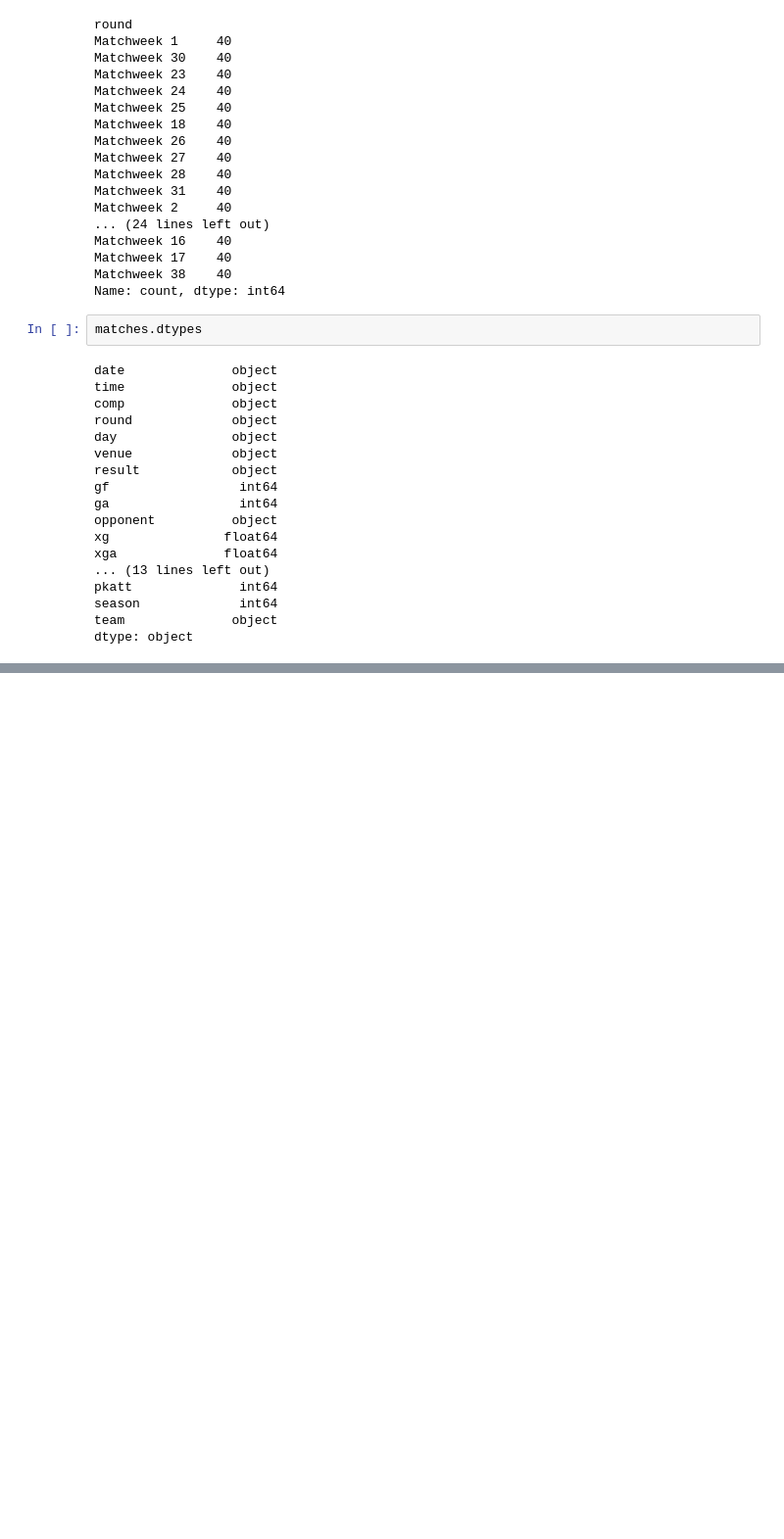
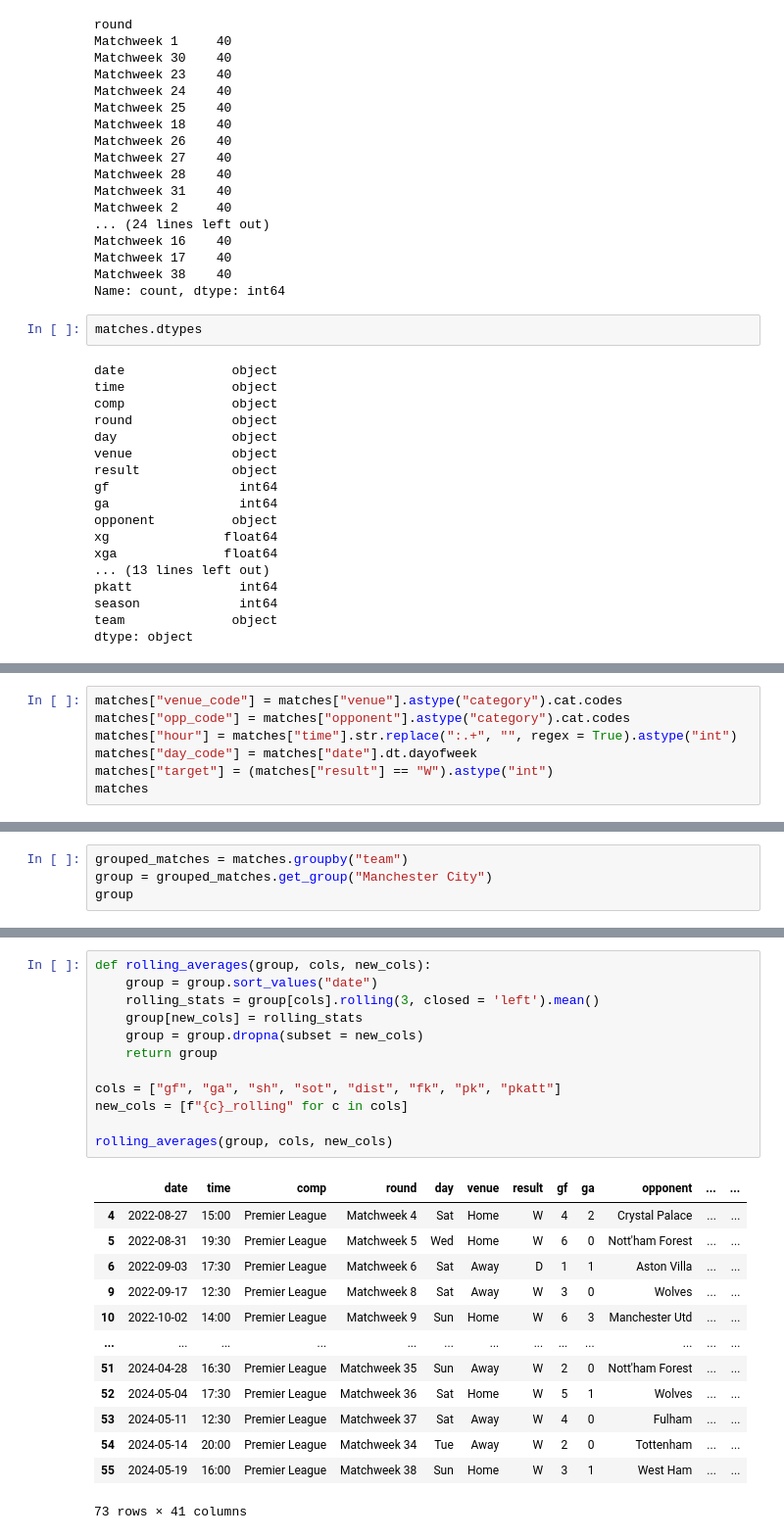
Before and after one commit to adamfarahh/Premier-League-Match-Predictor, a Jupyter notebook: prediction.ipynb, the cells around one changed output, grey strips where cells are left out. Shown at 98% size. Cells and saved outputs as stored; diff of their text form; blank space fills up the shorter version.

```diff
--- a/prediction.ipynb
+++ b/prediction.ipynb
@@ -106,0 +118,7 @@ matches
+# %%
+matches["venue_code"] = matches["venue"].astype("category").cat.codes
+matches["opp_code"] = matches["opponent"].astype("category").cat.codes
+matches["hour"] = matches["time"].str.replace(":.+", "", regex = True).astype("int")
+matches["day_code"] = matches["date"].dt.dayofweek
+matches["target"] = (matches["result"] == "W").astype("int")
+matches
@@ -106,0 +166,4 @@ matches
+# %%
+grouped_matches = matches.groupby("team")
+group = grouped_matches.get_group("Manchester City")
+group
@@ -106,0 +184,26 @@ matches
+# %%
+def rolling_averages(group, cols, new_cols):
+    group = group.sort_values("date")
+    rolling_stats = group[cols].rolling(3, closed = 'left').mean()
+    group[new_cols] = rolling_stats
+    group = group.dropna(subset = new_cols)
+    return group
+
+cols = ["gf", "ga", "sh", "sot", "dist", "fk", "pk", "pkatt"]
+new_cols = [f"{c}_rolling" for c in cols]
+
+rolling_averages(group, cols, new_cols)
+# %% [output]
+|  | date | time | comp | round | day | venue | result | gf | ga | opponent | ... | ... |
+| 4 | 2022-08-27 | 15:00 | Premier League | Matchweek 4 | Sat | Home | W | 4 | 2 | Crystal Palace | ... | ... |
+| 5 | 2022-08-31 | 19:30 | Premier League | Matchweek 5 | Wed | Home | W | 6 | 0 | Nott'ham Forest | ... | ... |
+| 6 | 2022-09-03 | 17:30 | Premier League | Matchweek 6 | Sat | Away | D | 1 | 1 | Aston Villa | ... | ... |
+| 9 | 2022-09-17 | 12:30 | Premier League | Matchweek 8 | Sat | Away | W | 3 | 0 | Wolves | ... | ... |
+| 10 | 2022-10-02 | 14:00 | Premier League | Matchweek 9 | Sun | Home | W | 6 | 3 | Manchester Utd | ... | ... |
+| ... | ... | ... | ... | ... | ... | ... | ... | ... | ... | ... | ... | ... |
+| 51 | 2024-04-28 | 16:30 | Premier League | Matchweek 35 | Sun | Away | W | 2 | 0 | Nott'ham Forest | ... | ... |
+| 52 | 2024-05-04 | 17:30 | Premier League | Matchweek 36 | Sat | Home | W | 5 | 1 | Wolves | ... | ... |
+| 53 | 2024-05-11 | 12:30 | Premier League | Matchweek 37 | Sat | Away | W | 4 | 0 | Fulham | ... | ... |
+| 54 | 2024-05-14 | 20:00 | Premier League | Matchweek 34 | Tue | Away | W | 2 | 0 | Tottenham | ... | ... |
+| 55 | 2024-05-19 | 16:00 | Premier League | Matchweek 38 | Sun | Home | W | 3 | 1 | West Ham | ... | ... |
+73 rows × 41 columns
```
Also changed, not shown: parts of 17 cells of this notebook.
